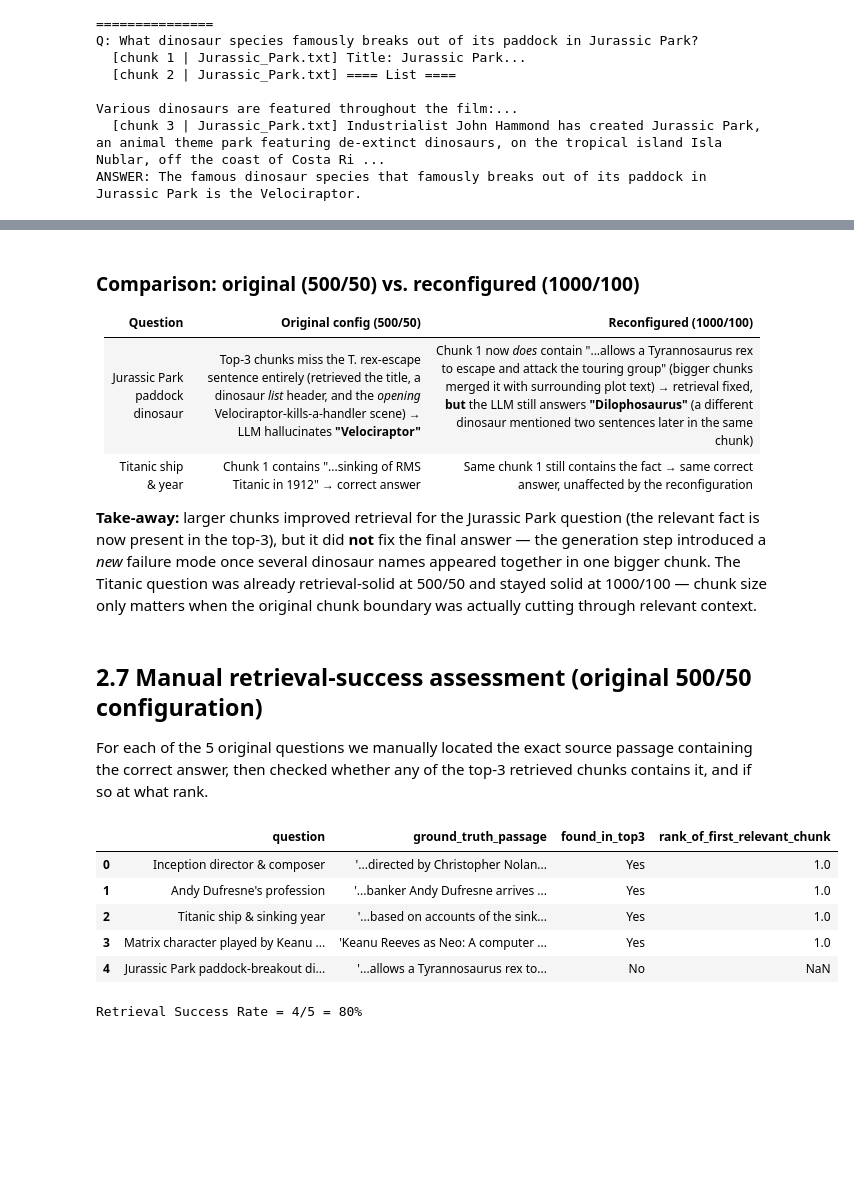
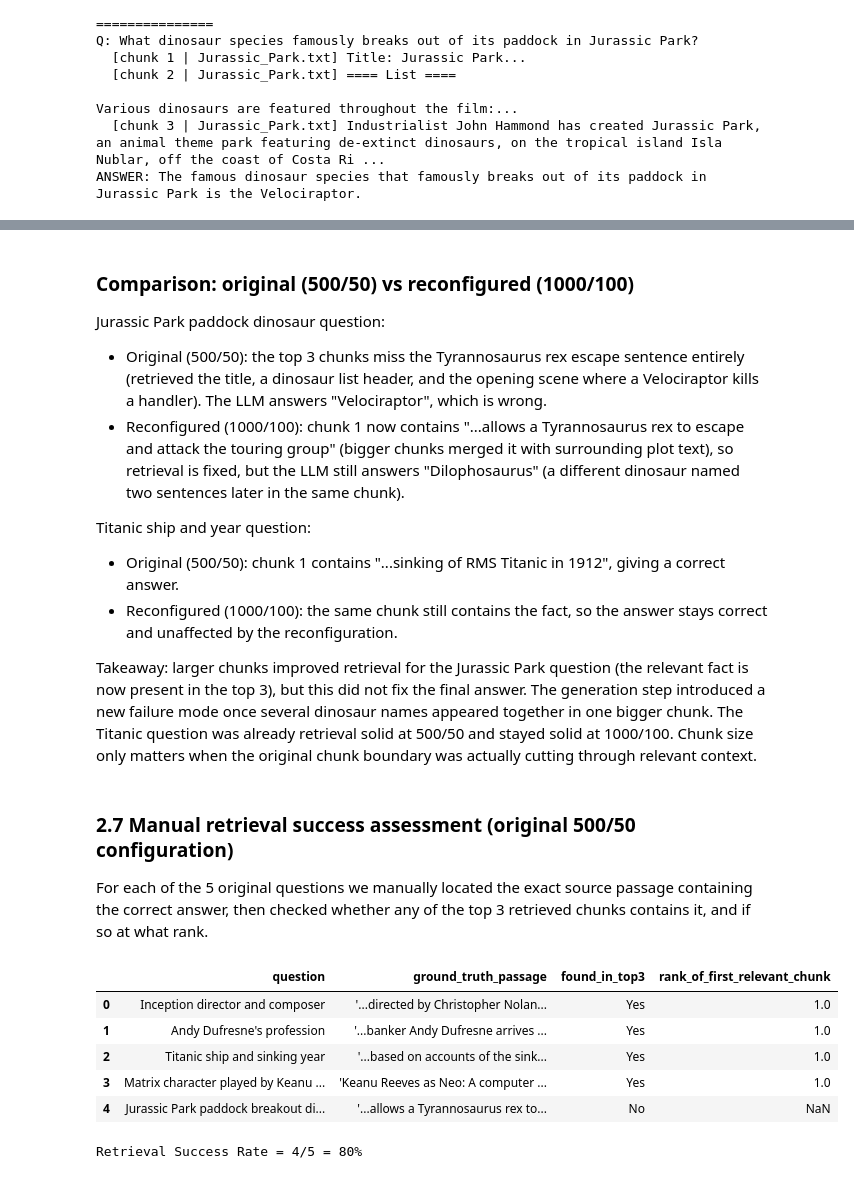
Before and after one commit to aneessaheba/DATA266, a Jupyter notebook: assignments/assignment-2/notebooks/part1_2_embeddings_and_rag.ipynb, the cells around one changed output, grey strips where cells are left out. Cells and saved outputs as stored; diff of their text form; code cells hidden in the pictures; blank space fills up the shorter version.

```diff
--- a/assignments/assignment-2/notebooks/part1_2_embeddings_and_rag.ipynb
+++ b/assignments/assignment-2/notebooks/part1_2_embeddings_and_rag.ipynb
@@ -532,51 +526,63 @@ Q: What ship does the film Titanic depict sinking, and in what year did it sink?
   [chunk 3 | Titanic_1997.txt] An enclosed 5,000,000-US-gallon (19,000,000 L) tank was used for sinking interiors, in which the entire set could be tilted into the water. To sink the Grand Staircase,  ...
 ANSWER: The film Titanic depicts sinking of the RMS Titanic in 1912.
 # %% [markdown]
-### Comparison: original (500/50) vs. reconfigured (1000/100)
+### Comparison: original (500/50) vs reconfigured (1000/100)
 
-| Question | Original config (500/50) | Reconfigured (1000/100) |
-|---|---|---|
-| Jurassic Park paddock dinosaur | Top-3 chunks miss the T. rex-escape sentence entirely (retrieved the title, a dinosaur *list* header, and the *opening* Velociraptor-kills-a-handler scene) → LLM hallucinates **"Velociraptor"** | Chunk 1 now *does* contain "...allows a Tyrannosaurus rex to escape and attack the touring group" (bigger chunks merged it with surrounding plot text) → retrieval fixed, **but** the LLM still answers **"Dilophosaurus"** (a different dinosaur mentioned two sentences later in the same chunk) |
-| Titanic ship & year | Chunk 1 contains "...sinking of RMS Titanic in 1912" → correct answer | Same chunk 1 still contains the fact → same correct answer, unaffected by the reconfiguration |
+Jurassic Park paddock dinosaur question:
 
-**Take-away:** larger chunks improved retrieval for the Jurassic Park question (the relevant
-fact is now present in the top-3), but it did **not** fix the final answer — the generation step
-introduced a *new* failure mode once several dinosaur names appeared together in one bigger
-chunk. The Titanic question was already retrieval-solid at 500/50 and stayed solid at 1000/100 —
-chunk size only matters when the original chunk boundary was actually cutting through relevant
+* Original (500/50): the top 3 chunks miss the Tyrannosaurus rex escape sentence entirely
+  (retrieved the title, a dinosaur list header, and the opening scene where a Velociraptor
+  kills a handler). The LLM answers "Velociraptor", which is wrong.
+* Reconfigured (1000/100): chunk 1 now contains "...allows a Tyrannosaurus rex to escape and
+  attack the touring group" (bigger chunks merged it with surrounding plot text), so retrieval
+  is fixed, but the LLM still answers "Dilophosaurus" (a different dinosaur named two sentences
+  later in the same chunk).
+
+Titanic ship and year question:
+
+* Original (500/50): chunk 1 contains "...sinking of RMS Titanic in 1912", giving a correct
+  answer.
+* Reconfigured (1000/100): the same chunk still contains the fact, so the answer stays correct
+  and unaffected by the reconfiguration.
+
+Takeaway: larger chunks improved retrieval for the Jurassic Park question (the relevant fact is
+now present in the top 3), but this did not fix the final answer. The generation step
+introduced a new failure mode once several dinosaur names appeared together in one bigger
+chunk. The Titanic question was already retrieval solid at 500/50 and stayed solid at 1000/100.
+Chunk size only matters when the original chunk boundary was actually cutting through relevant
 context.
 # %% [markdown]
-## 2.7 Manual retrieval-success assessment (original 500/50 configuration)
+### 2.7 Manual retrieval success assessment (original 500/50 configuration)
 
-For each of the 5 original questions we manually located the exact source passage containing the
-correct answer, then checked whether any of the top-3 retrieved chunks contains it, and if so at
-what rank.
+For each of the 5 original questions we manually located the exact source passage containing
+the correct answer, then checked whether any of the top 3 retrieved chunks contains it, and if
+so at what rank.
 # %%
 manual_assessment = pd.DataFrame([
-    {"question": "Inception director & composer",
+    {"question": "Inception director and composer",
      "ground_truth_passage": "'...directed by Christopher Nolan...' / 'The score for Inception was composed...by Hans Zimmer'",
      "found_in_top3": "Yes", "rank_of_first_relevant_chunk": 1},
     {"question": "Andy Dufresne's profession",
      "ground_truth_passage": "'...banker Andy Dufresne arrives at Shawshank State Prison...'",
      "found_in_top3": "Yes", "rank_of_first_relevant_chunk": 1},
-    {"question": "Titanic ship & sinking year",
+    {"question": "Titanic ship and sinking year",
      "ground_truth_passage": "'...based on accounts of the sinking of RMS Titanic in 1912.'",
      "found_in_top3": "Yes", "rank_of_first_relevant_chunk": 1},
     {"question": "Matrix character played by Keanu Reeves",
      "ground_truth_passage": "'Keanu Reeves as Neo: A computer programmer...'",
      "found_in_top3": "Yes", "rank_of_first_relevant_chunk": 1},
-    {"question": "Jurassic Park paddock-breakout dinosaur",
+    {"question": "Jurassic Park paddock breakout dinosaur",
      "ground_truth_passage": "'...allows a Tyrannosaurus rex to escape and attack the touring group.'",
      "found_in_top3": "No", "rank_of_first_relevant_chunk": None},
 ])
 manual_assessment
 # %% [output]
 |  | question | ground_truth_passage | found_in_top3 | rank_of_first_relevant_chunk |
-| 0 | Inception director & composer | '...directed by Christopher Nolan... | Yes | 1.0 |
+| 0 | Inception director and composer | '...directed by Christopher Nolan... | Yes | 1.0 |
 | 1 | Andy Dufresne's profession | '...banker Andy Dufresne arrives ... | Yes | 1.0 |
-| 2 | Titanic ship & sinking year | '...based on accounts of the sink... | Yes | 1.0 |
+| 2 | Titanic ship and sinking year | '...based on accounts of the sink... | Yes | 1.0 |
 | 3 | Matrix character played by Keanu ... | 'Keanu Reeves as Neo: A computer ... | Yes | 1.0 |
-| 4 | Jurassic Park paddock-breakout di... | '...allows a Tyrannosaurus rex to... | No | NaN |
+| 4 | Jurassic Park paddock breakout di... | '...allows a Tyrannosaurus rex to... | No | NaN |
 # %%
 success_count = (manual_assessment["found_in_top3"] == "Yes").sum()
 retrieval_success_rate = success_count / len(manual_assessment)
```
Also changed, not shown: parts of 34 cells of this notebook, 3 other files.
